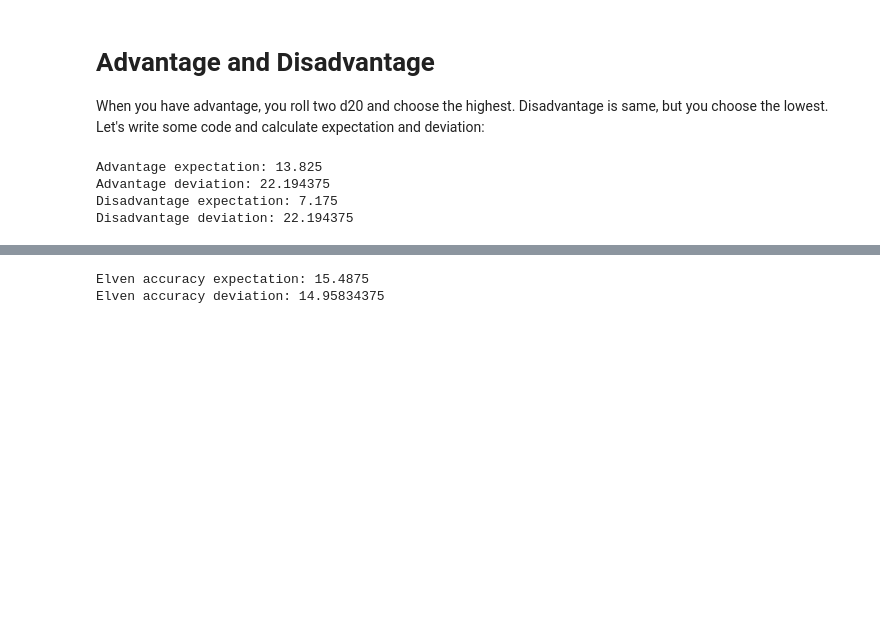
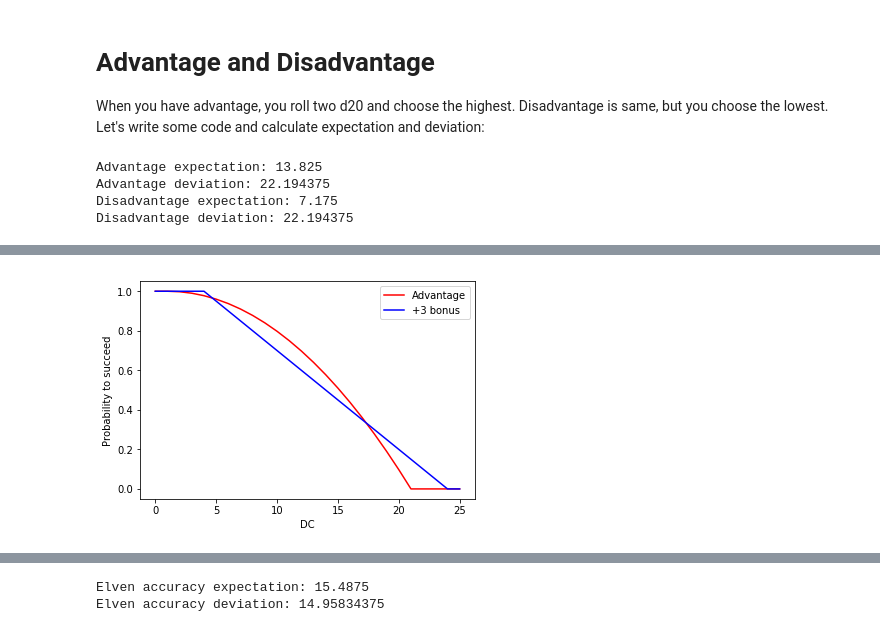
Before and after one commit to Covariance/DnD-math-basics, a Jupyter notebook: Advantage.ipynb, the cells around one changed output, grey strips where cells are left out. Drawn from its saved outputs; the diff is of its cells as text; code cells hidden in the pictures; blank space fills up the shorter version.

Commit message:
Advantage chapter finished

```diff
--- a/Advantage.ipynb
+++ b/Advantage.ipynb
@@ -34,0 +41,32 @@ As it can be seen, advantage adds $3.325$ to the mean and disadvantage subtracts
+# %%
+%matplotlib inline
+
+import matplotlib.pyplot as plt
+import numpy as np
+
+def passes(DC, roll, bonus):
+    return roll + bonus >= DC
+
+adv_dc_pass = []
+bn3_dc_pass = []
+
+for DC in range(26):
+    adv_cnt = 0.
+    bn3_cnt = 0.
+    for adv_out in advantage_outcomes:
+        if passes(DC, adv_out, 0):
+            adv_cnt += 1
+    for bn3_out in range(1, 21):
+        if passes(DC, bn3_out, 3):
+            bn3_cnt += 1
+    adv_dc_pass.append(adv_cnt / len(advantage_outcomes))
+    bn3_dc_pass.append(bn3_cnt  / 20)
+
+plt.plot(adv_dc_pass, 'r', label='Advantage')
+plt.plot(bn3_dc_pass, 'b', label='+3 bonus')
+plt.ylabel("Probability to succeed")
+plt.xlabel("DC")
+plt.legend()
+plt.show()
+# %% [output]
+[figure, added]
```
Also changed, not shown: parts of 23 cells of this notebook.
